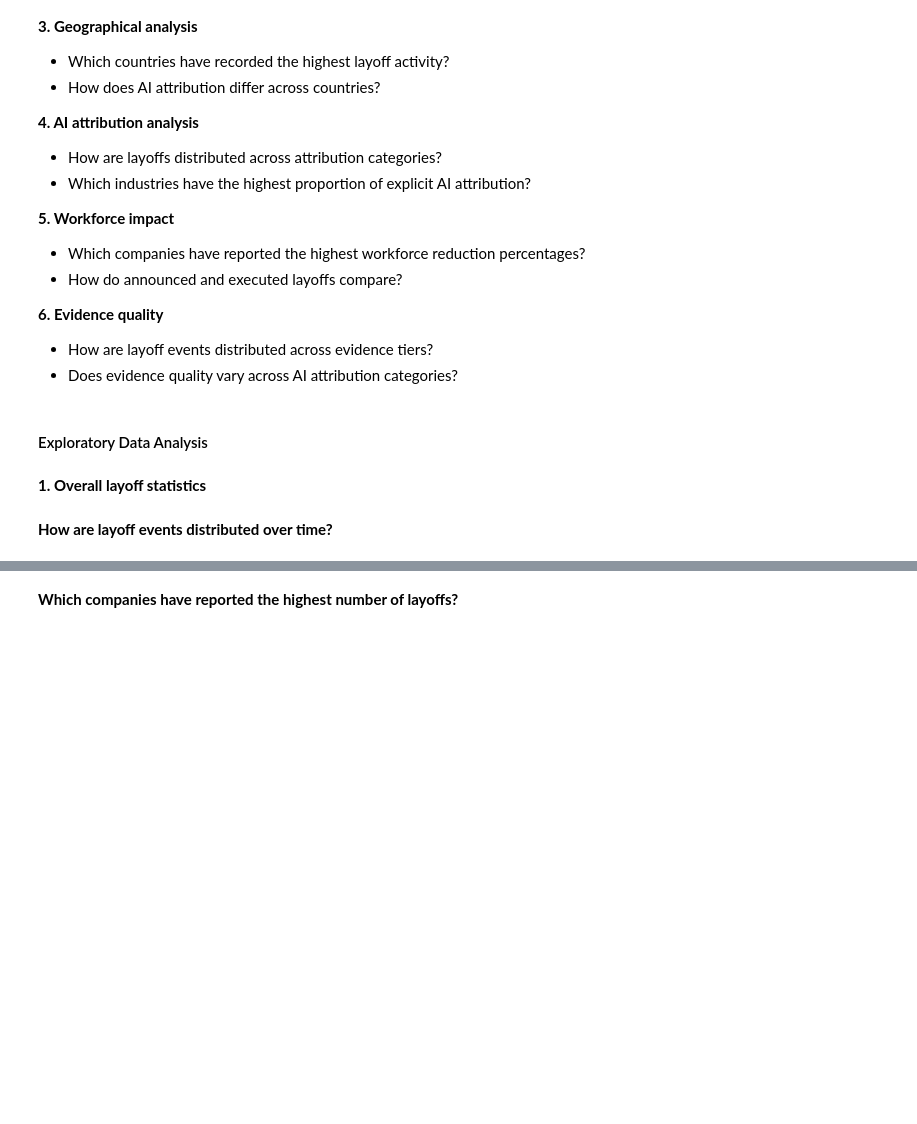
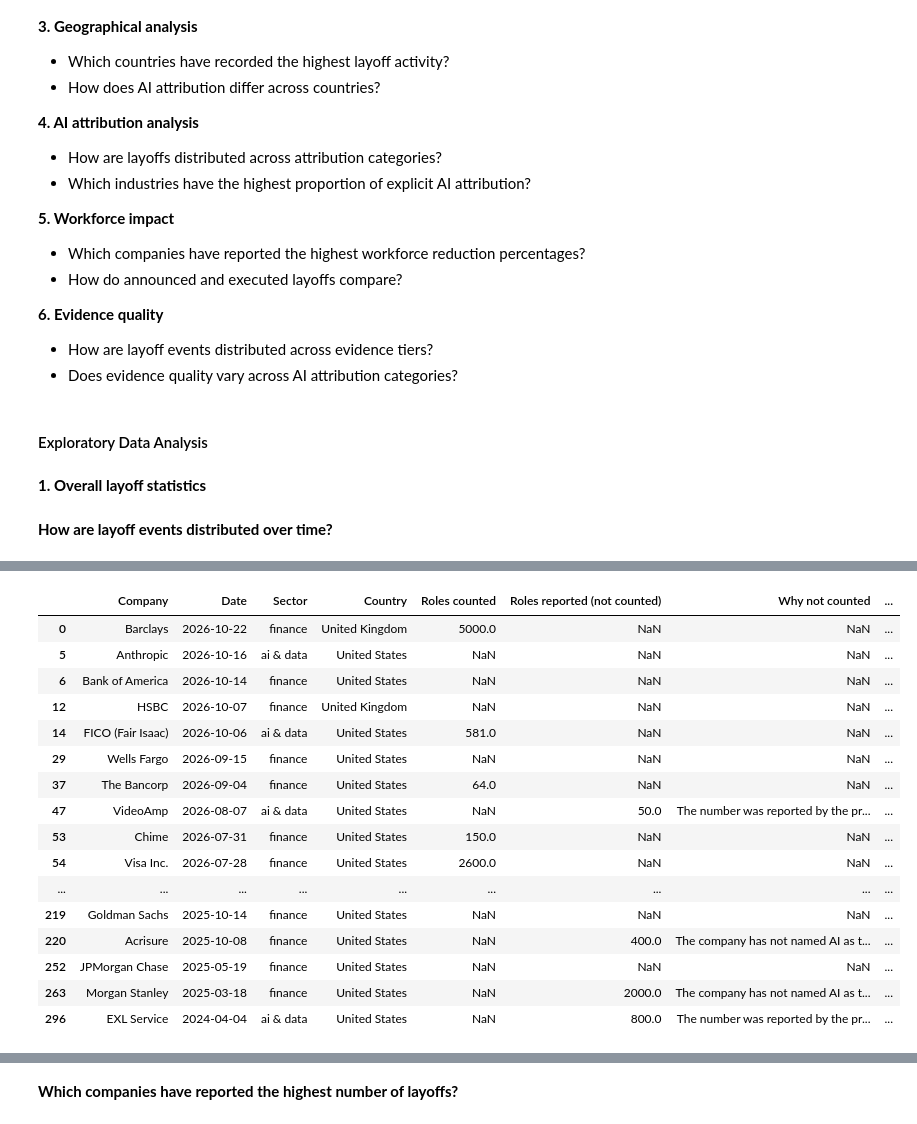
Before and after one commit to amithvardhan99/misc_2, a Jupyter notebook: AI Layoffs Register 2023-2026, Every Row Sourced/notebook.ipynb, the cells around one changed output, grey strips where cells are left out. Drawn from its saved outputs; the diff is of its cells as text; code cells hidden in the pictures; blank space fills up the shorter version.

```diff
--- a/AI Layoffs Register 2023-2026, Every Row Sourced/notebook.ipynb
+++ b/AI Layoffs Register 2023-2026, Every Row Sourced/notebook.ipynb
@@ -558 +574,26 @@ df_5.to_csv("ai-layoffs-register-new.csv",index=False)
+# %%
+kwargs = {"Sector":["finance","ai & data"],"Country":["United States","United Kingdom"]}
+
+df_e = df_5.copy()
+for i in kwargs:
+    df_e = df_e[df_e[i].isin(kwargs[i])]
+df_e
+# %% [output]
+|  | Company | Date | Sector | Country | Roles counted | Roles reported (not counted) | Why not counted | ... |
+| 0 | Barclays | 2026-10-22 | finance | United Kingdom | 5000.0 | NaN | NaN | ... |
+| 5 | Anthropic | 2026-10-16 | ai & data | United States | NaN | NaN | NaN | ... |
+| 6 | Bank of America | 2026-10-14 | finance | United States | NaN | NaN | NaN | ... |
+| 12 | HSBC | 2026-10-07 | finance | United Kingdom | NaN | NaN | NaN | ... |
+| 14 | FICO (Fair Isaac) | 2026-10-06 | ai & data | United States | 581.0 | NaN | NaN | ... |
+| 29 | Wells Fargo | 2026-09-15 | finance | United States | NaN | NaN | NaN | ... |
+| 37 | The Bancorp | 2026-09-04 | finance | United States | 64.0 | NaN | NaN | ... |
+| 47 | VideoAmp | 2026-08-07 | ai & data | United States | NaN | 50.0 | The number was reported by the pr... | ... |
+| 53 | Chime | 2026-07-31 | finance | United States | 150.0 | NaN | NaN | ... |
+| 54 | Visa Inc. | 2026-07-28 | finance | United States | 2600.0 | NaN | NaN | ... |
+| ... | ... | ... | ... | ... | ... | ... | ... | ... |
+| 219 | Goldman Sachs | 2025-10-14 | finance | United States | NaN | NaN | NaN | ... |
+| 220 | Acrisure | 2025-10-08 | finance | United States | NaN | 400.0 | The company has not named AI as t... | ... |
+| 252 | JPMorgan Chase | 2025-05-19 | finance | United States | NaN | NaN | NaN | ... |
+| 263 | Morgan Stanley | 2025-03-18 | finance | United States | NaN | 2000.0 | The company has not named AI as t... | ... |
+| 296 | EXL Service | 2024-04-04 | ai & data | United States | NaN | 800.0 | The number was reported by the pr... | ... |
 # %%
```
Also changed, not shown: parts of 3 cells of this notebook.
